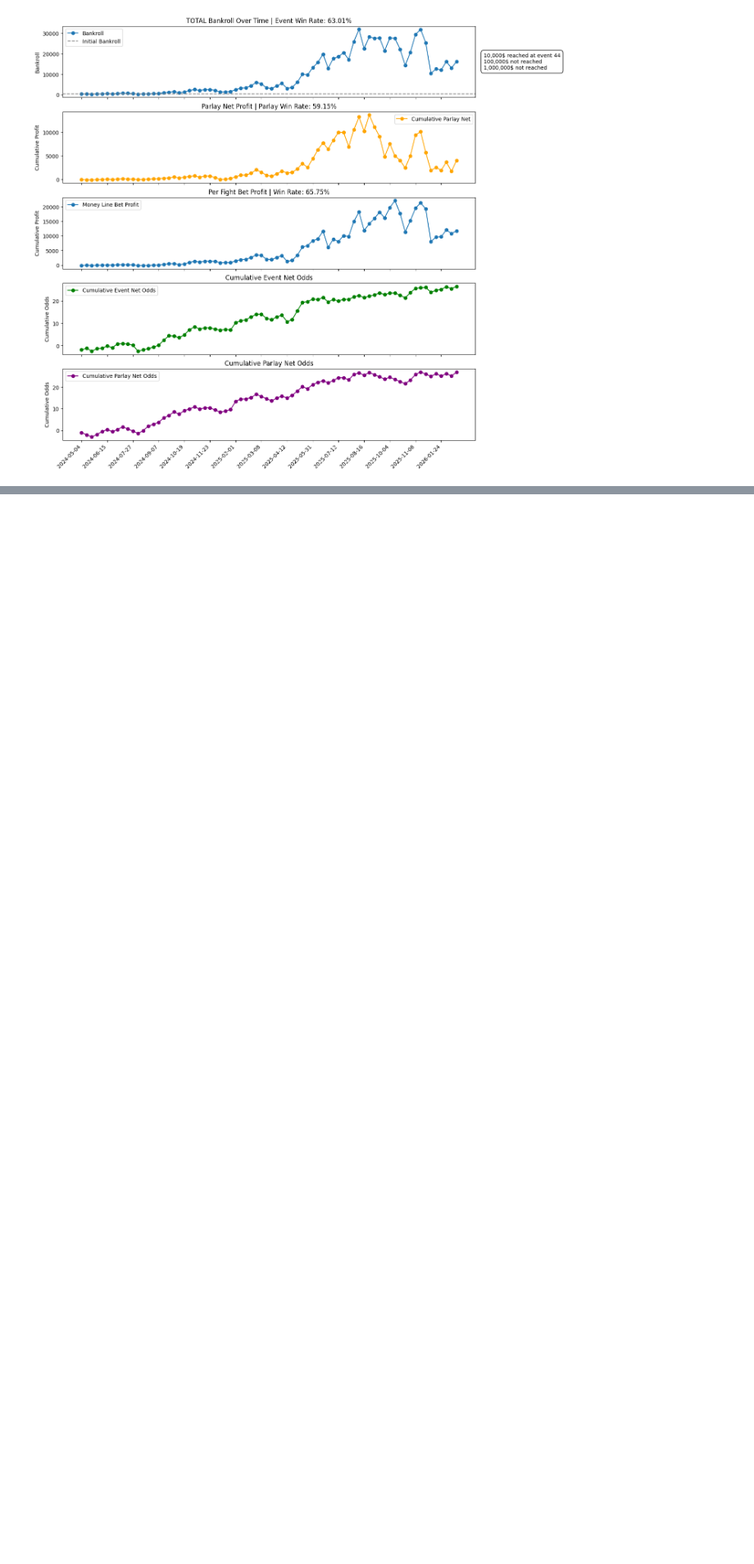
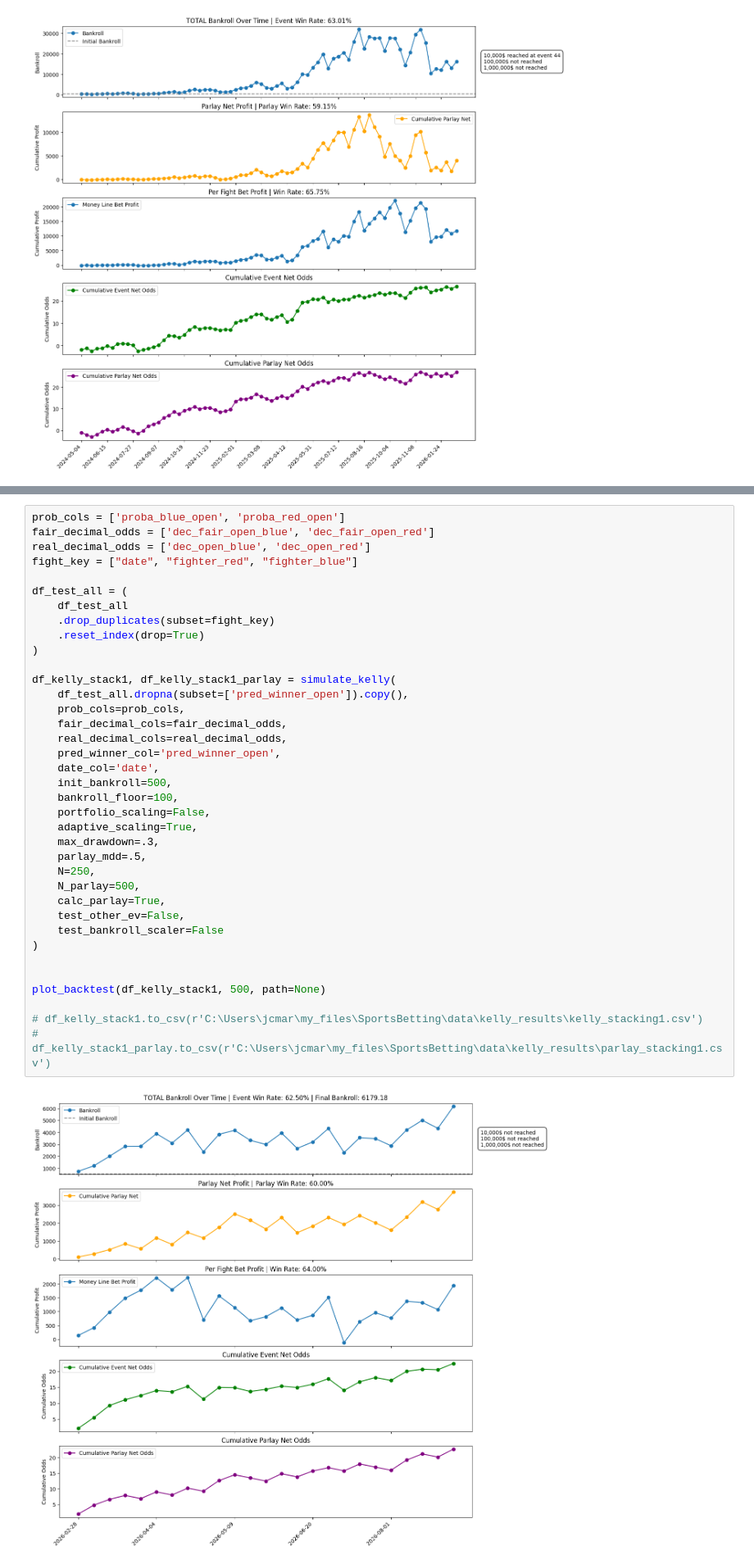
Before and after one commit to jcmarkowicz/sports_betting, a Jupyter notebook: Notebooks/Bets/kelly_sim.ipynb, the cells around one changed output, grey strips where cells are left out. Shown at 82% size. Drawn from its saved outputs; the diff is of its cells as text; blank space fills up the shorter version.

```diff
--- a/Notebooks/Bets/kelly_sim.ipynb
+++ b/Notebooks/Bets/kelly_sim.ipynb
@@ -200 +272,40 @@ df_kelly_stack1_parlay.to_csv(r'C:\Users\jcmar\my_files\SportsBetting\data\kelly
+# %%
+prob_cols = ['proba_blue_open', 'proba_red_open']
+fair_decimal_odds = ['dec_fair_open_blue', 'dec_fair_open_red']
+real_decimal_odds = ['dec_open_blue', 'dec_open_red']
+fight_key = ["date", "fighter_red", "fighter_blue"]
+
+df_test_all = (
+    df_test_all
+    .drop_duplicates(subset=fight_key)
+    .reset_index(drop=True)
+)
+
+df_kelly_stack1, df_kelly_stack1_parlay = simulate_kelly(
+    df_test_all.dropna(subset=['pred_winner_open']).copy(),
+    prob_cols=prob_cols,
+    fair_decimal_cols=fair_decimal_odds,
+    real_decimal_cols=real_decimal_odds,
+    pred_winner_col='pred_winner_open',
+    date_col='date',
+    init_bankroll=500,
+    bankroll_floor=100,
+    portfolio_scaling=False,
+    adaptive_scaling=True,
+    max_drawdown=.3,
+    parlay_mdd=.5,
+    N=250,
+    N_parlay=500,
+    calc_parlay=True,
+    test_other_ev=False,
+    test_bankroll_scaler=False
+)
+
+
+plot_backtest(df_kelly_stack1, 500, path=None)
+
+# df_kelly_stack1.to_csv(r'C:\Users\jcmar\my_files\SportsBetting\data\kelly_results\kelly_stacking1.csv')
+# df_kelly_stack1_parlay.to_csv(r'C:\Users\jcmar\my_files\SportsBetting\data\kelly_results\parlay_stacking1.csv')
+# %% [output]
+[figure, added]
 # %%
```
Also changed, not shown: parts of 6 cells of this notebook, 13 other files.
